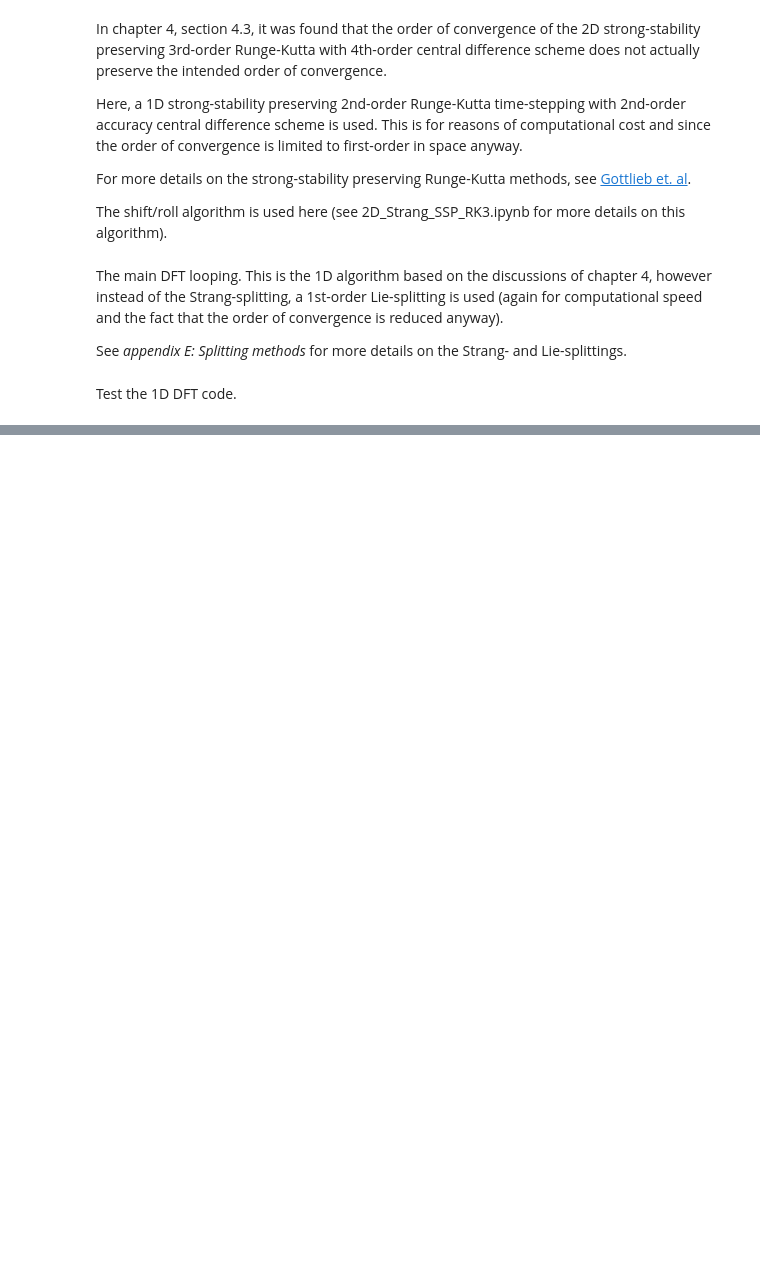
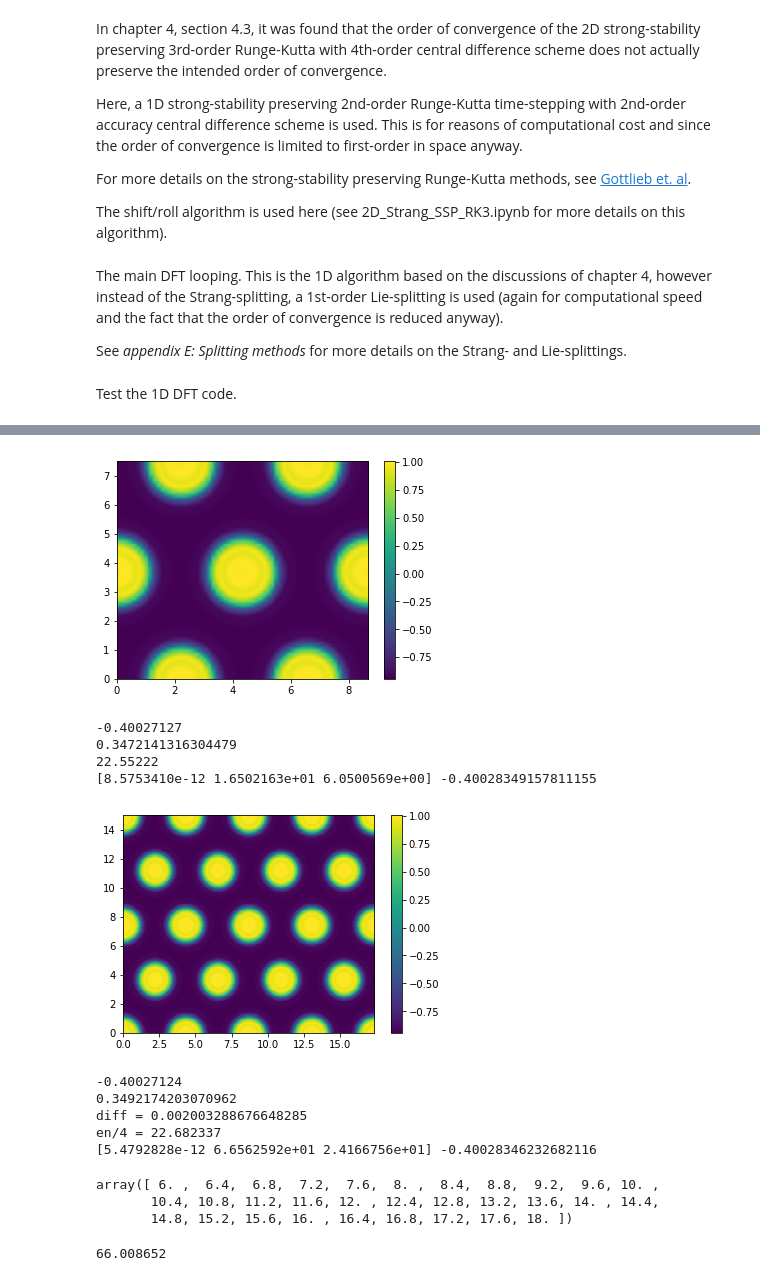
Before and after one commit to ray-chew/modified_ch, a Jupyter notebook: 2D_Lie_SSP_RK2.ipynb, the cells around one changed output, grey strips where cells are left out. Drawn from its saved outputs; the diff is of its cells as text; code cells hidden in the pictures; blank space fills up the shorter version.

```diff
--- a/2D_Lie_SSP_RK2.ipynb
+++ b/2D_Lie_SSP_RK2.ipynb
@@ -885,0 +948,79 @@ file.close()
+# %%
+file = h5py.File('/home/ray/git-projects/modified_ch/ic_64_64.h5', 'r+')
+u = file['ic'][:,:]
+file.close()
+
+from scipy import signal
+from scipy import ndimage
+from skimage.transform import resize
+
+m = -0.4
+
+Nx, Ny = 256,256
+Ly = 7.5
+Lx = Ly * 2.0 / np.sqrt(3)
+# print("Lx1 = ", Lx)
+delta = 0.15
+
+u = resize(u,(Nx,Ny))
+en, conc, Ts = calculate(u,Lx,Ly,Nx,Ny,delta,m)
+
+plt.figure()
+# u = np.roll(u,16,axis=0)
+plt.imshow(u, origin="lower", extent=[0,Lx,0,Ly])
+# u[:,:] = (m - 0.5 * u.mean()) + 0.5 * u
+plt.colorbar()
+plt.show()
+print(u.mean())
+en0 = en / (Lx * Ly)
+print(en / (Lx * Ly))
+print(en)
+print(Ts, conc)
+
+# u = u2
+plt.figure()
+# u = np.roll(u,32,axis=0)
+u = np.pad(u,(int(Nx/2),int(Ny/2)),mode='wrap')
+u = resize(u,(Nx,Ny))
+
+Ly = 15.0
+Lx = Ly * 2.0 / np.sqrt(3)
+
+plt.imshow(u, origin="lower",extent=[0,Lx,0,Ly])
+plt.colorbar()
+plt.show()
+
+
+# delta = 0.15
+en, conc, Ts = calculate(u,Lx,Ly,Nx,Ny,delta)
+# en, conc, Ts = calculate(u,Lx,Ly,Nx,Ny,delta,m=conc)
+print(u.mean())
+print(en / (Lx * Ly))
+print("diff =", en / (Lx * Ly) - en0)
+print("en/4 = %.6f" %(en/4))
+print(Ts, conc)
+# file.create_dataset('/ic_2p', data=u , dtype=np.float32)
+
+file.close()
+# %% [output]
+[figure, added]
+-0.40027127
+0.3472141316304479
+22.55222
+[8.5753410e-12 1.6502163e+01 6.0500569e+00] -0.40028349157811155
+[figure, added]
+-0.40027124
+0.3492174203070962
+diff = 0.002003288676648285
+en/4 = 22.682337
+[5.4792828e-12 6.6562592e+01 2.4166756e+01] -0.40028346232682116
+# %%
+np.arange(6.0,18.1,0.4)
+# %% [output]
+array([ 6. ,  6.4,  6.8,  7.2,  7.6,  8. ,  8.4,  8.8,  9.2,  9.6, 10. ,
+       10.4, 10.8, 11.2, 11.6, 12. , 12.4, 12.8, 13.2, 13.6, 14. , 14.4,
+       14.8, 15.2, 15.6, 16. , 16.4, 16.8, 17.2, 17.6, 18. ])
+# %%
+1.6502163e+01*4
+# %% [output]
+66.008652
```
Also changed, not shown: parts of 12 cells of this notebook.
